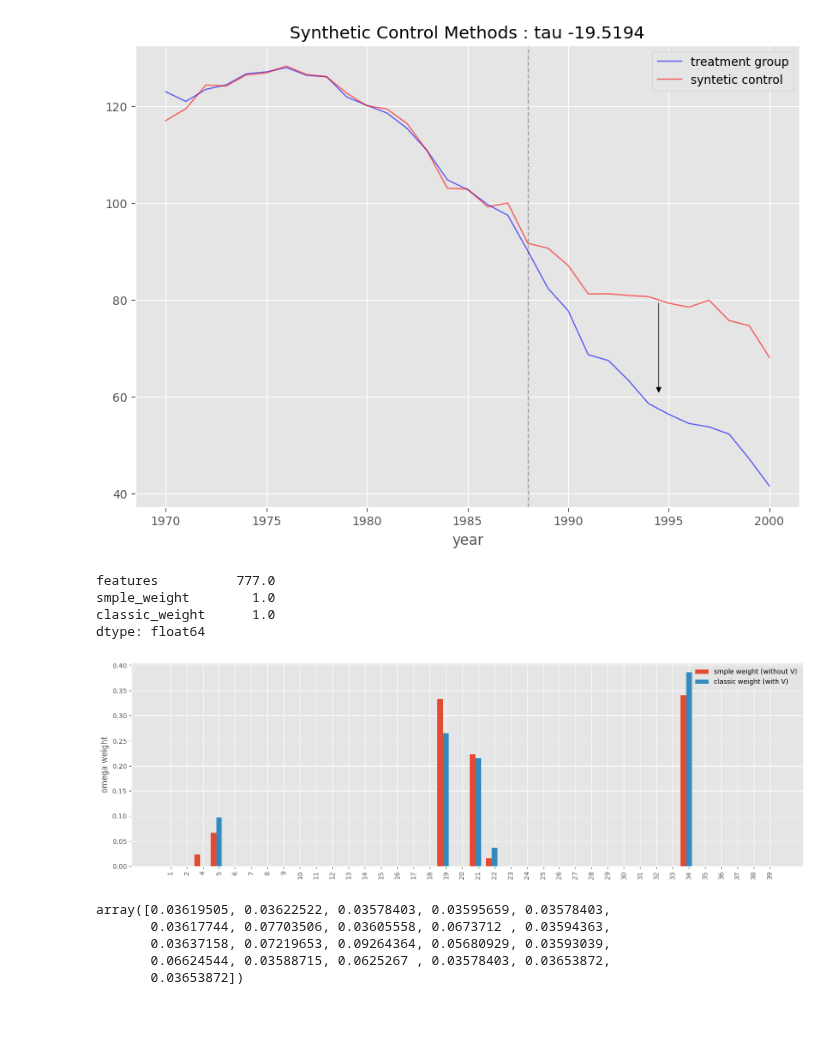
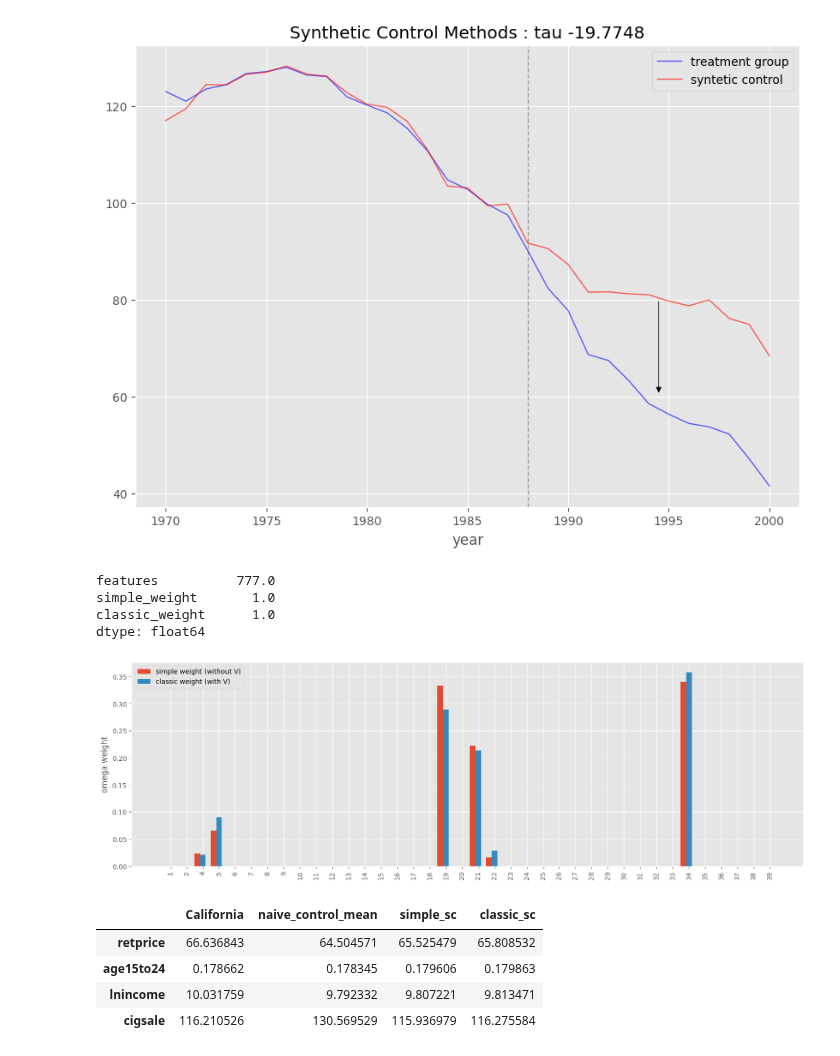
Before and after one commit to MasaAsami/pysynthdid, a Jupyter notebook: notebook/ClassicSCM.ipynb, the cells around one changed output. Cells and saved outputs as stored; diff of their text form; code cells hidden in the pictures; blank space fills up the shorter version.

```diff
--- a/notebook/ClassicSCM.ipynb
+++ b/notebook/ClassicSCM.ipynb
@@ -55,7 +55,7 @@ TREATMENT = [3] #"California"
 
 sdid = SynthDID(df, PRE_TEREM, POST_TEREM, TREATMENT)
 # %%
-sdid.fit(zeta_type="base", simple_sc=True)
+sdid.fit(zeta_type="base")
 hat_omega_simple = sdid.estimated_params(model="sc")
 sdid.plot(model="sc")
 # %% [output]
@@ -80,0 +72,11 @@ additional_df = raw_df.query("year <= 1988").groupby("state")[features].mean().T
+# %%
+# In this case, we aggregated features using averages, etc., to reduce the amount of computation.
+features = ["retprice", "age15to24", "lnincome"]
+additional_df = pd.concat(
+    [
+        raw_df.query("year <= 1988").groupby("state")[features].mean().T,
+        pd.DataFrame(np.log(df.loc[1988] / df.loc[1970])).T,
+        pd.DataFrame(df.query("year <= 1988").diff().mean()).T,
+    ]
+)
+additional_df
@@ -82,40 +92,42 @@ additional_df = raw_df.query("year <= 1988").groupby("state")[features].mean().T
 additional_X = additional_df.drop(columns=3, axis=0)
 additional_y = additional_df[3]
 # %%
-sdid.fit(zeta_type="base", simple_sc=False, additional_X=additional_X, additional_y=additional_y )
+sdid.fit(zeta_type="base", additional_X=additional_X, additional_y=additional_y )
 hat_omega_classic = sdid.estimated_params(model="sc")
 sdid.plot(model="sc")
 # %% [output]
 [figure]
 # %%
 omega_result = pd.merge(
-    hat_omega_simple.rename(columns={"sc_weight" : "smple_weight"}),
-    hat_omega_classic.rename(columns={"sc_weight" : "classic_weight"}),
-    on = "features",
-    how="left"
+    hat_omega_simple.rename(columns={"sc_weight": "simple_weight"}),
+    hat_omega_classic.rename(columns={"sc_weight": "classic_weight"}),
+    on="features",
+    how="left",
 )
 omega_result.sum()
 # %% [output]
 features          777.0
-smple_weight        1.0
+simple_weight       1.0
 classic_weight      1.0
 dtype: float64
 # %%
 fig = plt.figure()
 fig.set_figwidth(15)
 ax = fig.add_subplot(1, 1, 1)
 width = 0.35
 ind = np.arange(len(omega_result))
-ax.bar(ind - width, omega_result["smple_weight"], width, label="smple weight (without V)")
+ax.bar(
+    ind - width, omega_result["simple_weight"], width, label="simple weight (without V)"
+)
 ax.bar(ind, omega_result["classic_weight"], width, label="classic weight (with V)")
 
 ax.set_xticks(ind)
 ax.set_xticklabels(omega_result["features"].values)
 ax.legend()
 ax.set_ylabel("omega weight")
 
 fig.tight_layout()
 plt.xticks(rotation=90)
 plt.show()
 # %% [output]
-[figure, old version]
+[figure, new version]
@@ -124,8 +133,0 @@ len(sdid.caled_v)
-# %%
-sdid.caled_v
-# %% [output]
-array([0.03619505, 0.03622522, 0.03578403, 0.03595659, 0.03578403,
-       0.03617744, 0.07703506, 0.03605558, 0.0673712 , 0.03594363,
-       0.03637158, 0.07219653, 0.09264364, 0.05680929, 0.03593039,
-       0.06624544, 0.03588715, 0.0625267 , 0.03578403, 0.03653872,
-       0.03653872])
@@ -131,0 +147,8 @@ array([0.03619505, 0.03622522, 0.03578403, 0.03595659, 0.03578403,
+# %%
+pre_mean_result
+# %% [output]
+|  | California | naive_control_mean | simple_sc | classic_sc |
+| retprice | 66.636843 | 64.504571 | 65.525479 | 65.808532 |
+| age15to24 | 0.178662 | 0.178345 | 0.179606 | 0.179863 |
+| lnincome | 10.031759 | 9.792332 | 9.807221 | 9.813471 |
+| cigsale | 116.210526 | 130.569529 | 115.936979 | 116.275584 |
```
Also changed, not shown: parts of 8 cells of this notebook, 5 other files.
